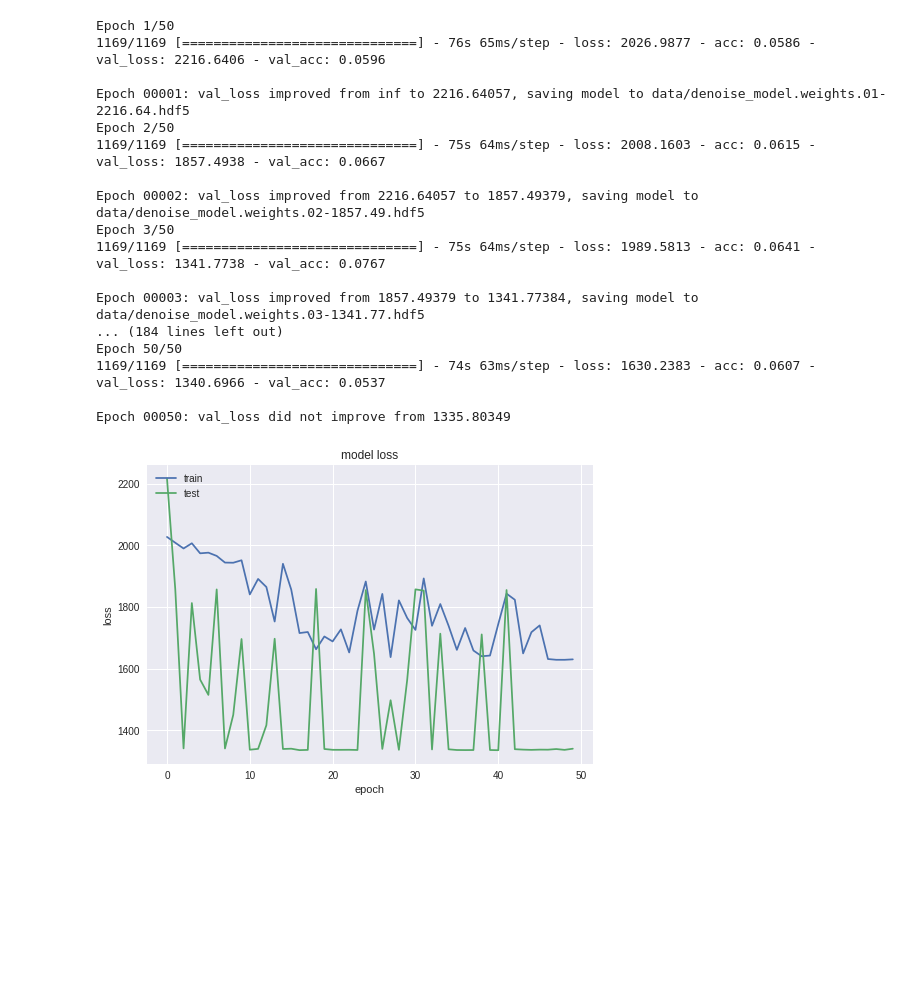
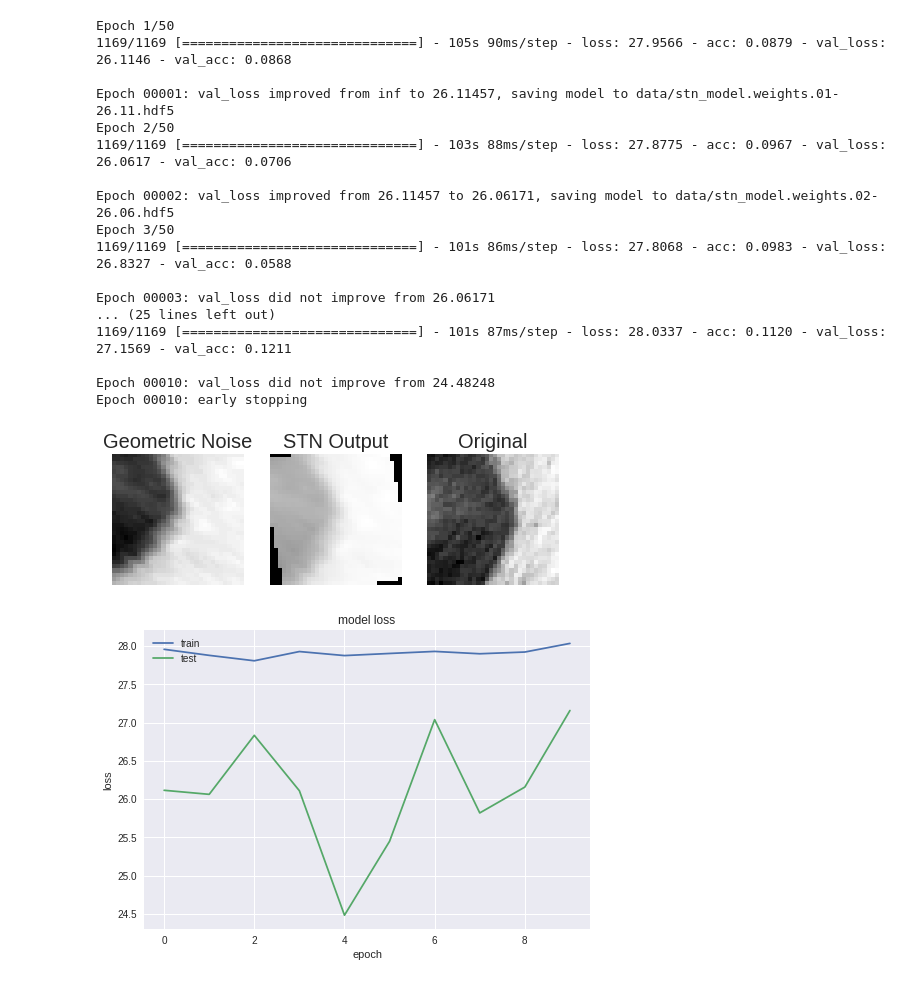
Before and after one commit to AlexMontgomerie/deepLearning, a Jupyter notebook: stn_descriptor.ipynb, the cells around one changed output. Saved outputs shown, nothing was run; the diff lists cells and outputs as text; code cells hidden in the pictures; blank space fills up the shorter version.

```diff
--- a/stn_descriptor.ipynb
+++ b/stn_descriptor.ipynb
@@ -70,9 +78,13 @@ import numpy as np
 import cv2
 import random
 from read_data import HPatches, DataGeneratorDesc, hpatches_sequence_folder, DenoiseHPatches, STNHPatches, tps
-from utils import generate_desc_csv, plot_denoise, plot_triplet
+from utils import generate_desc_csv, plot_denoise, plot_triplet, plot_stn
 import matplotlib.pyplot as plt
 from layers import BilinearInterpolation
+
+random.seed(1234)
+np.random.seed(1234)
+tf.set_random_seed(1234)
 
 def get_initial_weights(output_size):
     b = np.zeros((2, 3), dtype='float32')
@@ -85,17 +97,26 @@ def get_initial_weights(output_size):
 def get_stn_model(shape):
     init_weights = keras.initializers.he_normal()
     inputs = Input(shape)
-    locnet = MaxPooling2D(pool_size=(2, 2))(inputs)
-    locnet = Conv2D(32, 3, activation='relu', padding='same', kernel_initializer=init_weights)(locnet)
+    locnet = Conv2D(16, 3, activation='relu', padding='same', kernel_initializer=init_weights, name='stn_1')(inputs) # 32
+    locnet = BatchNormalization(axis = -1)(locnet)
     locnet = MaxPooling2D(pool_size=(2, 2))(locnet)
-    locnet = Conv2D(64, 3, activation='relu', padding='same', kernel_initializer=init_weights)(locnet)
+
+    locnet = Conv2D(32, 3, activation='relu', padding='same', kernel_initializer=init_weights, name='stn_2')(locnet) # 32
+    locnet = BatchNormalization(axis = -1)(locnet)
     locnet = MaxPooling2D(pool_size=(2, 2))(locnet)
-    locnet = Conv2D(128, 3, activation='relu', padding='same', kernel_initializer=init_weights)(locnet)
+
+    locnet = Conv2D(64, 3, activation='relu', padding='same', kernel_initializer=init_weights, name='stn_3')(locnet)  # 64
+    locnet = BatchNormalization(axis = -1)(locnet)
+    locnet = MaxPooling2D(pool_size=(2, 2))(locnet)
+
+    locnet = Conv2D(128, 3, activation='relu', padding='same', kernel_initializer=init_weights, name='stn_4')(locnet)  # 128
+    locnet = BatchNormalization(axis = -1)(locnet)
+
     locnet = Flatten()(locnet)
-    locnet = Dense(100)(locnet)
-    locnet = Activation('sigmoid')(locnet)
-    weights = get_initial_weights(100)
-    locnet = Dense(6, weights=weights)(locnet)
+    locnet = Dense(256, name='stn_5')(locnet)
+    locnet = Activation('tanh')(locnet)
+    weights = get_initial_weights(256)
+    locnet = Dense(6, weights=weights, name='stn_6')(locnet)
     stn    = BilinearInterpolation(shape[:-1])([inputs, locnet])
     return Model(inputs=inputs, outputs=stn)
 # %%
@@ -123,7 +153,7 @@ stn_model = get_stn_model(shape)
 opt  = opt = keras.optimizers.nadam()
 
 # loss
-loss = 'mean_squared_error'
+loss = 'mean_absolute_error'
 
 # train network
 def ssim_loss(a,p):
@@ -131,8 +161,8 @@ def ssim_loss(a,p):
 
 # callbacks
 callbacks = [
-    #keras.callbacks.EarlyStopping(monitor = 'val_loss', patience = 5, verbose = 3, mode= 'auto'),
-    keras.callbacks.ModelCheckpoint('data/denoise_model.weights.{epoch:02d}-{val_loss:.2f}.hdf5', verbose=1, save_best_only=True)
+    keras.callbacks.EarlyStopping(monitor = 'val_loss', patience = 5, verbose = 3, mode= 'auto'),
+    keras.callbacks.ModelCheckpoint('data/stn_model.weights.{epoch:02d}-{val_loss:.2f}.hdf5', verbose=1, save_best_only=True)
 ]
 
 stn_model.compile(loss=loss, optimizer=opt, metrics=['accuracy'])
@@ -140,30 +170,33 @@ stn_history = stn_model.fit_generator(generator=denoise_generator, epochs=50, ca
                                               verbose=1, validation_data=denoise_generator_val)
 # %% [output]
 Epoch 1/50
-1169/1169 [==============================] - 76s 65ms/step - loss: 2026.9877 - acc: 0.0586 - val_loss: 2216.6406 - val_acc: 0.0596
+1169/1169 [==============================] - 105s 90ms/step - loss: 27.9566 - acc: 0.0879 - val_loss: 26.1146 - val_acc: 0.0868
 
-Epoch 00001: val_loss improved from inf to 2216.64057, saving model to data/denoise_model.weights.01-2216.64.hdf5
+Epoch 00001: val_loss improved from inf to 26.11457, saving model to data/stn_model.weights.01-26.11.hdf5
 Epoch 2/50
-1169/1169 [==============================] - 75s 64ms/step - loss: 2008.1603 - acc: 0.0615 - val_loss: 1857.4938 - val_acc: 0.0667
+1169/1169 [==============================] - 103s 88ms/step - loss: 27.8775 - acc: 0.0967 - val_loss: 26.0617 - val_acc: 0.0706
 
-Epoch 00002: val_loss improved from 2216.64057 to 1857.49379, saving model to data/denoise_model.weights.02-1857.49.hdf5
+Epoch 00002: val_loss improved from 26.11457 to 26.06171, saving model to data/stn_model.weights.02-26.06.hdf5
 Epoch 3/50
-1169/1169 [==============================] - 75s 64ms/step - loss: 1989.5813 - acc: 0.0641 - val_loss: 1341.7738 - val_acc: 0.0767
+1169/1169 [==============================] - 101s 86ms/step - loss: 27.8068 - acc: 0.0983 - val_loss: 26.8327 - val_acc: 0.0588
 
-Epoch 00003: val_loss improved from 1857.49379 to 1341.77384, saving model to data/denoise_model.weights.03-1341.77.hdf5
-... (184 lines left out)
-Epoch 50/50
-1169/1169 [==============================] - 74s 63ms/step - loss: 1630.2383 - acc: 0.0607 - val_loss: 1340.6966 - val_acc: 0.0537
+Epoch 00003: val_loss did not improve from 26.06171
+... (25 lines left out)
+1169/1169 [==============================] - 101s 87ms/step - loss: 28.0337 - acc: 0.1120 - val_loss: 27.1569 - val_acc: 0.1211
 
-Epoch 00050: val_loss did not improve from 1335.80349
+Epoch 00010: val_loss did not improve from 24.48248
+Epoch 00010: early stopping
 # %%
+from utils import plot_stn
 
+plot_stn(stn_model)
 plt.plot(stn_history.history['loss'])
 plt.plot(stn_history.history['val_loss'])
 plt.title('model loss')
 plt.ylabel('loss')
 plt.xlabel('epoch')
 plt.legend(['train', 'test'], loc='upper left')
 plt.show()
 # %% [output]
-[figure, old version]
+[figure, new version]
+[figure, added]
```
Also changed, not shown: parts of 3 cells of this notebook.
